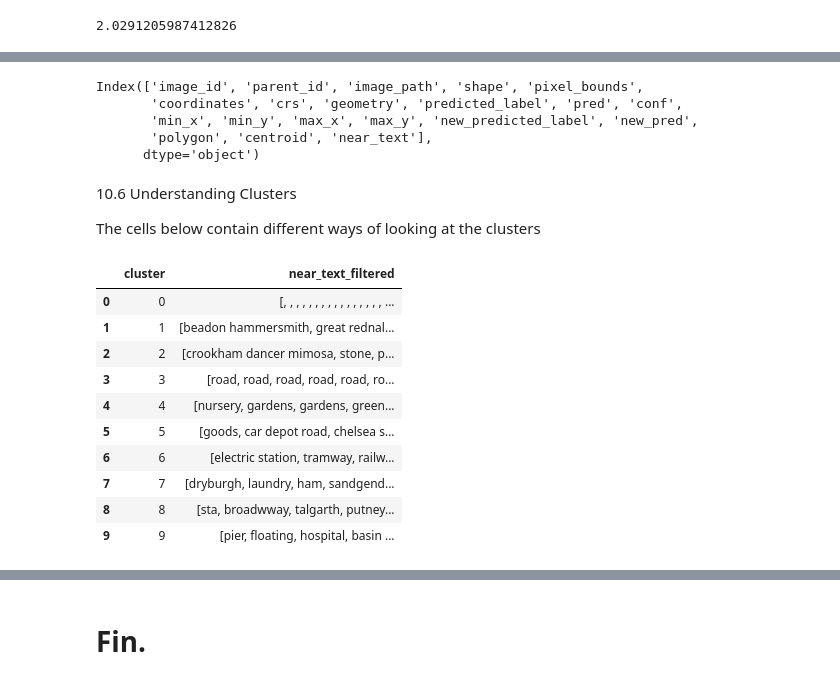
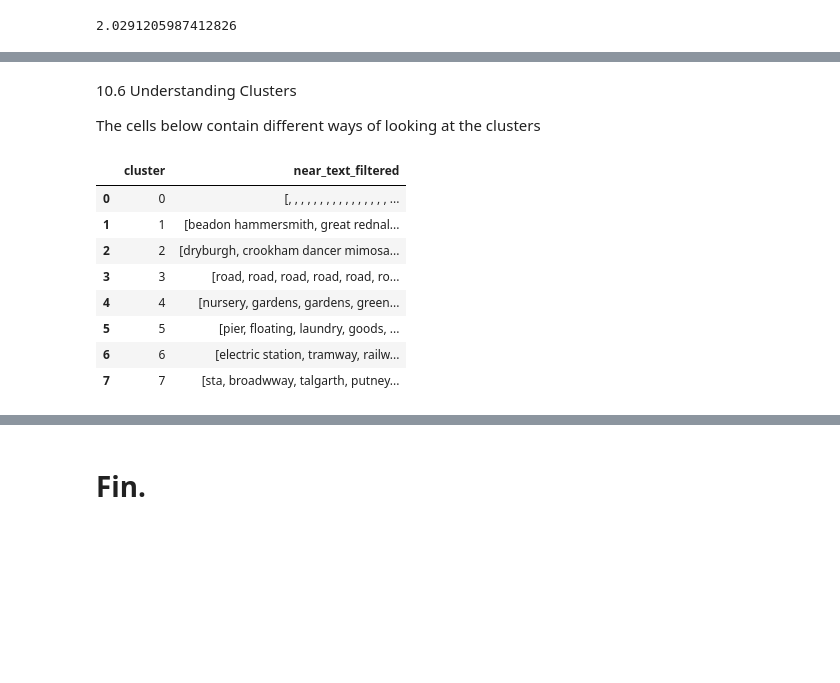
Before and after one commit to maps-as-data/imago-mundi-forum-2024, a Jupyter notebook: imago_mundi_railspace_2024_data_polygons.ipynb, the cells around one changed output, grey strips where cells are left out. Saved outputs shown, nothing was run; the diff lists cells and outputs as text; code cells hidden in the pictures; blank space fills up the shorter version.

```diff
--- a/imago_mundi_railspace_2024_data_polygons.ipynb
+++ b/imago_mundi_railspace_2024_data_polygons.ipynb
@@ -211,10 +476,10 @@ from sentence_transformers import SentenceTransformer
 tqdm.pandas()
 near_text = [] # here we store labels close to the target category, i.e. railspace
 
-for i,row in tqdm(predictions_red.iterrows(), total=predictions_red.shape[0]):
+for i,row in tqdm(patch_labels_red.iterrows(), total=patch_labels_red.shape[0]):
 	# get text intersecting the patch
 	# get the set of text labels
-	labels_patch = list(set(spotted_text_filtered[spotted_text_filtered.intersects(row.geometry)].text_cleaned.tolist()))
+	labels_patch = list(set(recognised_text_filtered[recognised_text_filtered.intersects(row.geometry)].text_cleaned.tolist()))
 	# sort
 	labels_patch = sorted(labels_patch)
 	# add the labels as a list sorted alphabetically
@@ -232,8 +497,8 @@ def filter_near_text(text):
 	text = [w for w in text if len(w) > 2 and w.isalpha()]
 	return text if len(text) > 0 else None
 
-predictions_red["near_text"] = near_text
-predictions_red["near_text"] = predictions_red["near_text"].apply(filter_near_text)
+patch_labels_red["near_text"] = near_text
+patch_labels_red["near_text"] = patch_labels_red["near_text"].apply(filter_near_text)
 # %%
 # 10.2 filter the list to remove short and non-alphabetic labels
 
@@ -271,7 +536,7 @@ railspace_sentence_embeddings.shape, predictions_red.shape
 from sklearn.metrics import silhouette_score
 cluster_data = {}
 
-for n in tqdm(range(4,11,2)):
+for n in [8]:
 	cluster_data[n] = {}
 	# fit the kmeans model
 	kmeans = KMeans(n_clusters=n, random_state=0, n_init="auto", max_iter=1000).fit(railspace_sentence_embeddings)
@@ -298,19 +556,11 @@ sorted_kmeans.head()
 # %%
 # choose the number of clusters with best silhouette score
 best_kmeans = sorted_kmeans.iloc[0]["kmeans"]
-# %%
-predictions_red.columns
-# %% [output]
-Index(['image_id', 'parent_id', 'image_path', 'shape', 'pixel_bounds',
-       'coordinates', 'crs', 'geometry', 'predicted_label', 'pred', 'conf',
-       'min_x', 'min_y', 'max_x', 'max_y', 'new_predicted_label', 'new_pred',
-       'polygon', 'centroid', 'near_text'],
-      dtype='object')
 # %%
-# add labels to the predictions_red dataframe
+# add labels to the patch_labels_red dataframe
 
-predictions_red['cluster'] = best_kmeans.labels_
-predictions_red['near_text_filtered'] = near_text_filtered
+patch_labels_red['cluster'] = best_kmeans.labels_
+patch_labels_red['near_text_filtered'] = near_text_filtered
 # %%
 # 10.5 plot the different clusters on the map
 
@@ -320,21 +570,19 @@ predictions_red.explore(column='cluster', tiles=tiles, categorical=True, cmap="v
 
 The cells below contain different ways of looking at the clusters
 # %%
-#get labels for each cluster in predictions_red
-cluster_labels = predictions_red.groupby('cluster')['near_text_filtered'].apply(list).reset_index()
+#get labels for each cluster in patch_labels_red
+cluster_labels = patch_labels_red.groupby('cluster')['near_text_filtered'].apply(list).reset_index()
 cluster_labels
 # %% [output]
 |  | cluster | near_text_filtered |
 | 0 | 0 | [, , , , , , , , , , , , , , , , ... |
 | 1 | 1 | [beadon hammersmith, great rednal... |
-| 2 | 2 | [crookham dancer mimosa, stone, p... |
+| 2 | 2 | [dryburgh, crookham dancer mimosa... |
 | 3 | 3 | [road, road, road, road, road, ro... |
 | 4 | 4 | [nursery, gardens, gardens, green... |
-| 5 | 5 | [goods, car depot road, chelsea s... |
+| 5 | 5 | [pier, floating, laundry, goods, ... |
 | 6 | 6 | [electric station, tramway, railw... |
-| 7 | 7 | [dryburgh, laundry, ham, sandgend... |
-| 8 | 8 | [sta, broadwway, talgarth, putney... |
-| 9 | 9 | [pier, floating, hospital, basin ... |
+| 7 | 7 | [sta, broadwway, talgarth, putney... |
 # %%
 #count labels per cluster
 cluster_labels['count'] = cluster_labels['near_text_filtered'].apply(lambda x: len(x))
```
Also changed, not shown: parts of 81 cells of this notebook.
